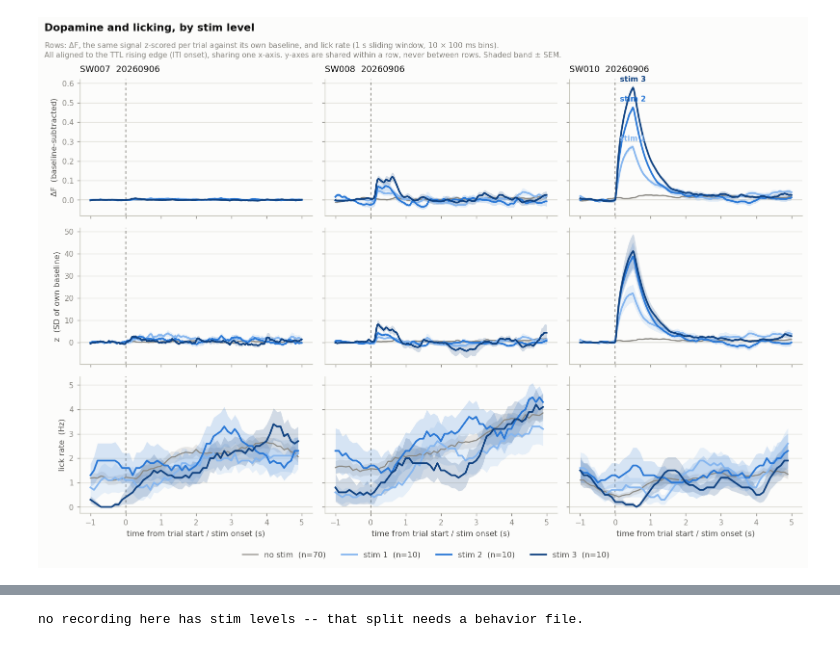
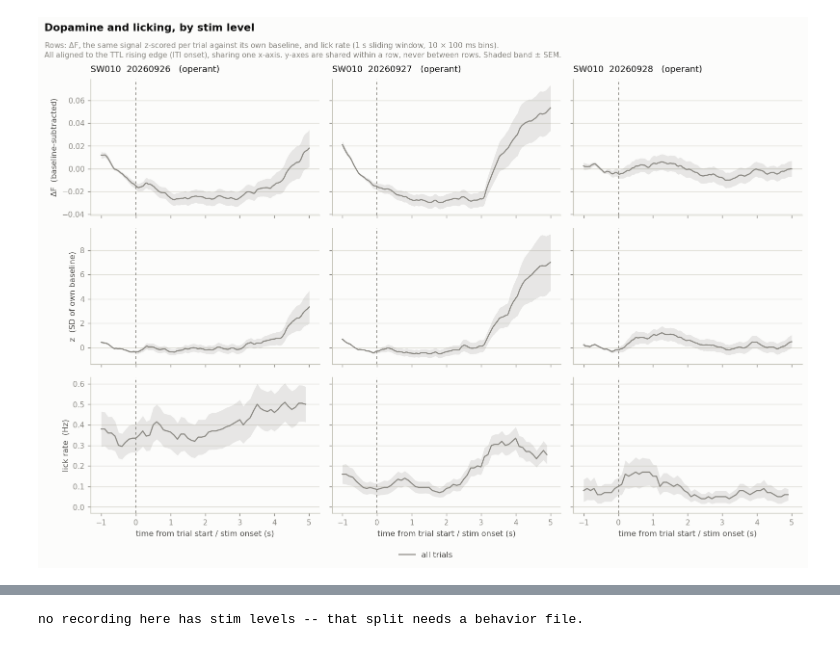
Before and after one commit to StyraxW/Behavior_plotting, a Jupyter notebook: photometry_plotting.ipynb, the cells around one changed output, grey strips where cells are left out. Saved outputs shown, nothing was run; the diff lists cells and outputs as text; code cells hidden in the pictures.

Commit message:
Handle operant sessions: align events on Bpod state onsets

```diff
--- a/photometry_plotting.ipynb
+++ b/photometry_plotting.ipynb
@@ -34,22 +12,20 @@ import matplotlib.pyplot as plt
 import photometry_data as pdm
 
 # ---- where the data lives -------------------------------------------------
-BEHAVIOR_ROOT = r"D:\WXC-related\Harvard\Uchida lab\Behavior_data"
-PHOTOMETRY_ROOT = r"D:\WXC-related\Harvard\Uchida lab\Photometry_data"
+BEHAVIOR_ROOT = r"C:\Users\Styra W\Uchida Lab Dropbox\Styra W\Styraxw_sync\Uchida_lab\Behavior_data"
+PHOTOMETRY_ROOT = r"C:\Users\Styra W\Uchida Lab Dropbox\Styra W\Styraxw_sync\Uchida_lab\Photometry_data"
 
 # ---- which sessions to work on --------------------------------------------
 # None means "everything". Each photometry file is ~45 MB, so as these folders
 # fill up, narrow this rather than loading the lot.
-ANIMALS = ["SW007", "SW008", "SW010"]
-DATES = ["20260906"]
+ANIMALS = ["SW010"]
+DATES = ["20260926", "20260927", "20260928"]
 
 # ---- sync pulses that are not trials --------------------------------------
-# Bpod toggled the line before the first real trial on these two, leaving a
-# 0.3 s / 0.8 s HIGH where an ITI is ~9 s. Dropping it here fixes both consumers
-# at once: align() stops reporting 101 pulses for 100 trials, and the TTL event
-# times -- which pair the edges positionally -- stop being off by one trial.
+# Bpod toggled the line before the first real trial. Dropping to fix the alignment.
 # The load lines below flag any session that needs an entry here.
-SKIP_PULSES = {"SW008_20260906": 1, "SW010_20260906": 1}
+# e.g. SKIP_PULSES = {"SW008_20260906": 1, "SW010_20260906": 1}
+SKIP_PULSES = {}
 
 # list_pairs() only reads file names and sizes -- nothing is loaded yet, so this
 # stays fast however big the folders get. Check it before committing to a load.
@@ -74,8 +50,13 @@ rows = []
 for name, s in sessions.items():
     a = s.alignment
     falls = s.photo.sync_falls
+    # Whichever cue the trial played -- an operant session alternates two.
+    cue_cols = tuple(f"{c}_on" for c in s.cue_states)
+    out_cols = tuple(c for c in ("Reward_on", "NoReward_on") if c in s.trials)
+    lag = s.event_times(out_cols, "trial") - s.event_times(cue_cols, "trial")
     rows.append({
         "session": name,
+        "operant": s.is_operant(),
         "trials": len(s.trials),
         "sync pulses": a.n_pulses,
         "anchored": a.n_anchored,
@@ -84,11 +65,14 @@ for name, s in sessions.items():
         "fit resid (ms)": round(a.max_residual * 1e3, 3),
         # trial_start must sit exactly on its own edge under per-trial anchoring
         "start-on-edge (ms)": round(
-            np.abs(s.event_times("trial_start", anchor="trial") - a.anchors).max() * 1e3, 4),
+            np.nanmax(np.abs(s.event_times("trial_start", anchor="trial") - a.anchors)) * 1e3, 4),
         "cue err, anchored (ms)": round(
-            np.abs(s.event_times("Cue1_on", anchor="trial") - falls).max() * 1e3, 3),
+            np.nanmax(np.abs(s.event_times(cue_cols, anchor="trial") - falls)) * 1e3, 3),
         "cue err, fit (ms)": round(
-            np.abs(s.event_times("Cue1_on", anchor="fit") - falls).max() * 1e3, 3),
+            np.nanmax(np.abs(s.event_times(cue_cols, anchor="fit") - falls)) * 1e3, 3),
+        # Fixed on a classical session; spread over the response window on an
+        # operant one -- which is why outcomes come from Bpod, not the sync line.
+        "cue->outcome (s)": f"{np.nanmin(lag):.2f}-{np.nanmax(lag):.2f}",
     })
 pd.DataFrame(rows)
 # %% [output]
@@ -429,7 +402,9 @@ else:
 # are in different units, so a single scale would be meaningless. Middle row is
 # the same dopamine signal as the top, in each animal's own noise units.
 #
-# Alignment is the TTL rising edge -- ITI onset, which is where the stim fires.
+# Alignment is the TTL rising edge -- ITI onset, which is where the stim fires
+# on a classical DA-stim day. An operant recording is drawn as one curve: its
+# stim, if any, rides on the response and is in the operant section below.
 # Splitting the trials by stim level is the one part that needs Bpod, so a
 # recording without a behavior file still gets its dopamine rows, drawn as a
 # single unlabelled curve, and says so where the lick row would be.
@@ -446,34 +421,33 @@ for j, name in enumerate(names):
     times = event_times_of(photo, sess, "trial_start")
     for r, (_, kind) in enumerate(STIM_ROWS):
         ax = axes[r, j]
         ax.set_facecolor(SURFACE)
         if kind == "lick" and sess is None:
             no_licks_panel(ax, STIM_XLABEL)
             continue
         curves = (lick_psth(sess, times) if kind == "lick"
                   else psth(photo, "trial_start", sess, norm=kind))
         draw_psth(ax, curves,
-                  title=(name.replace("_", "  ") + ("   (TTL only)" if sess is None else "")
-                         if r == 0 else ""),
+                  title=rec_title(name, sess) if r == 0 else "",
                   # the shared x-axis is labelled on the bottom row only
                   xlabel=STIM_XLABEL if r == len(STIM_ROWS) - 1 else "",
                   label_peaks=(r == 0 and name == last_stim),
-                  stim_known=sess is not None)
+                  stim_known=stim_at_start(sess))
 
 for r, (ylabel, _) in enumerate(STIM_ROWS):
     axes[r, 0].set_ylabel(ylabel, color=INK_2, fontsize=9)
 figure_legend(fig, axes[0])
 
 # Reserve the top and bottom strips first, then place the titles into the
 # reserved space -- otherwise tight_layout lays out over them.
 fig.tight_layout(rect=(0, 0.03, 1, 0.93))
 fig.text(0.005, 0.99, "Dopamine and licking, by stim level",
          ha="left", va="top", color=INK, fontsize=12, fontweight="bold")
 fig.text(0.005, 0.957, "Rows: $\\Delta$F, the same signal z-scored per trial against "
          "its own baseline, and lick rate (1 s sliding window, 10 × 100 ms bins).\n"
          "All aligned to the TTL rising edge (ITI onset), sharing one x-axis. y-axes are "
          "shared within a row, never between rows. Shaded band ± SEM.",
          ha="left", va="top", color=MUTED, fontsize=8.5)
 plt.show()
 # %% [output]
-[figure, old version]
+[figure, new version]
```
Also changed, not shown: parts of 16 cells of this notebook, 1 other file.
